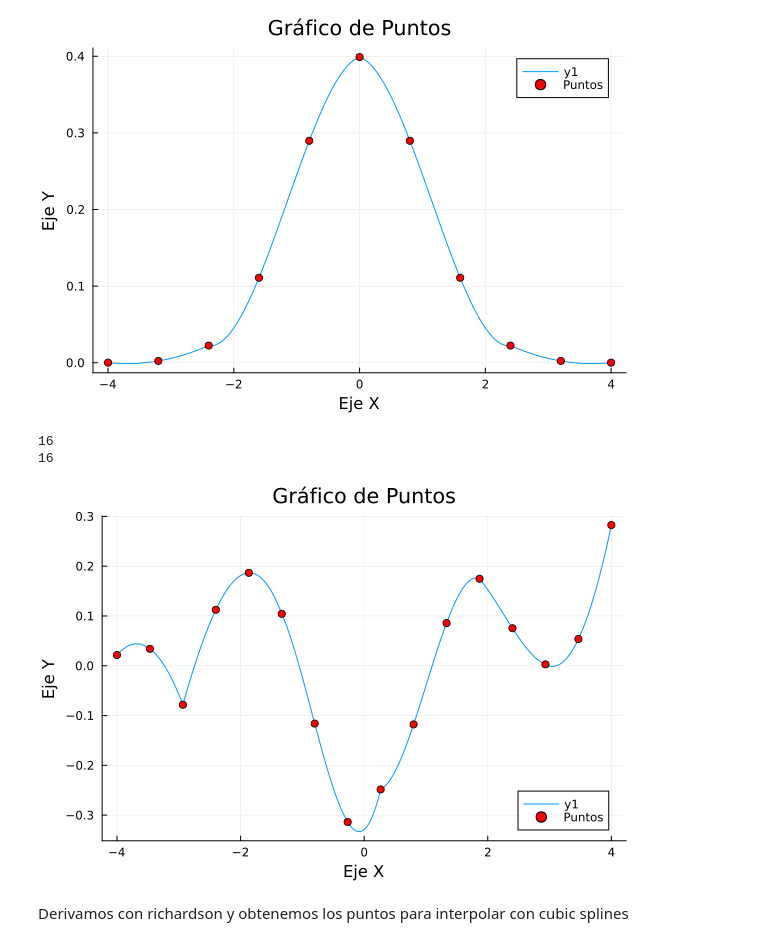
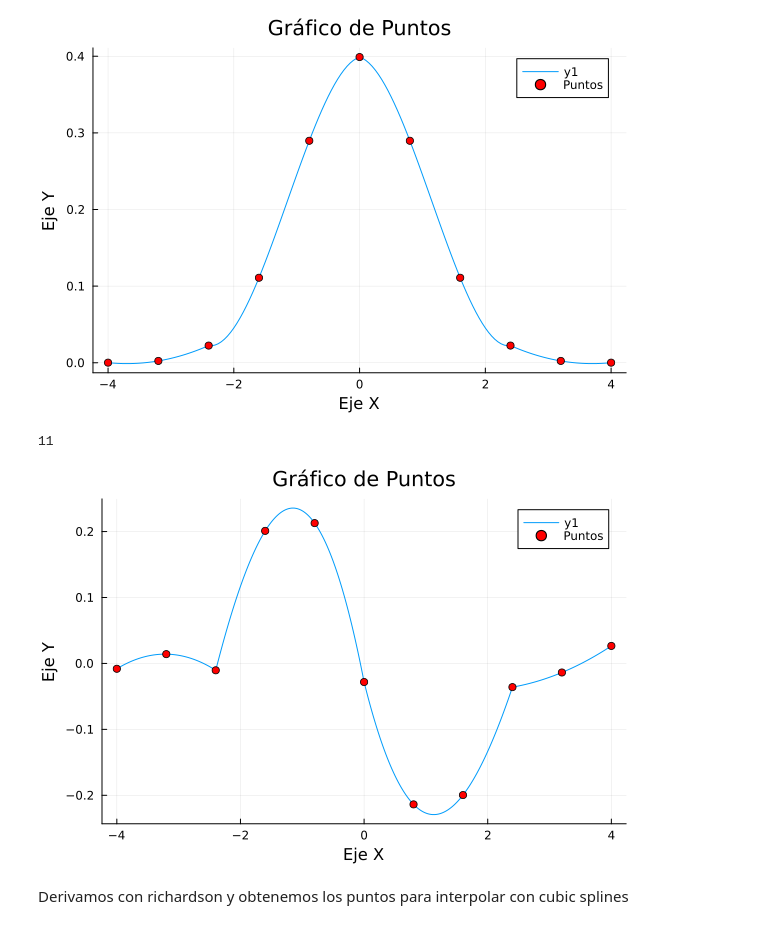
Before and after one commit to DaveAlsina/8tavoSemestre, a Jupyter notebook: numerico/taller2/taller2solucion_nicolas.ipynb, the cells around one changed output. Cells and saved outputs as stored; diff of their text form; code cells hidden in the pictures.

```diff
--- a/numerico/taller2/taller2solucion_nicolas.ipynb
+++ b/numerico/taller2/taller2solucion_nicolas.ipynb
@@ -623,8 +621,8 @@ function get_nth_derivarive_lagrange(sampling_points::Vector{Vector{Float64}},
             #to avoid the error of the points being out of the domain
             if x + h > xmax
                 #computes the derivative of the last points
-                last_3_points = sampling_points[j-4:j]
-                push!(derivarives, [x, five_point_numeric_diff_extremes(last_3_points, h)])
+                last_3_points = sampling_points[j-2:j]
+                push!(derivarives, [x, three_point_numeric_diff_extremes(last_3_points, h)])
                 println(j)
 
             #if the point - h is less than the minimum x value then use the richardson method
@@ -652,20 +650,19 @@ plot_polynomiun(x_sample, y_sample, 0.05)
 [figure]
 # %%
 #degree of the derivative
-n = 2
+n = 1
 h = 0.25
-nresample = 16
+nresample = 11
 niters = 5
 
 nth_derivative = get_nth_derivarive_lagrange(sampled_points, richardson, normal_distribution, n, nresample, h, niters)
 nth_derivative_x = [nth_derivative[i][1] for i in 1:length(nth_derivative)]
 nth_derivative_y = [nth_derivative[i][2] for i in 1:length(nth_derivative)]
 
 plot_polynomiun(nth_derivative_x, nth_derivative_y, 0.025)
 # %% [output]
-16
-16
+11
-[figure, old version]
+[figure, new version]
 # %% [markdown]
 Derivamos con richardson y obtenemos los puntos para interpolar con cubic splines
 # %%
```
Also changed, not shown: parts of 7 cells of this notebook, 3 other files.
